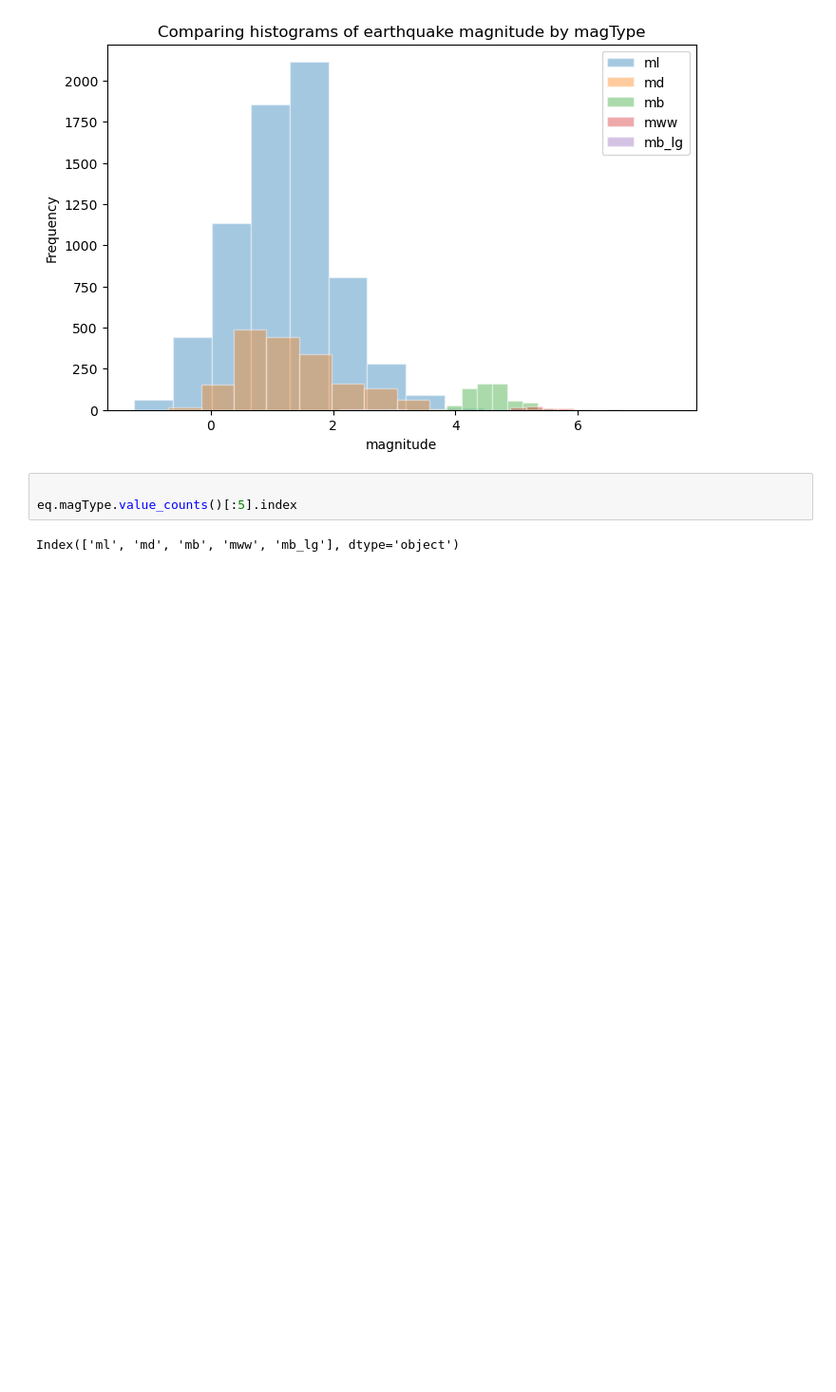
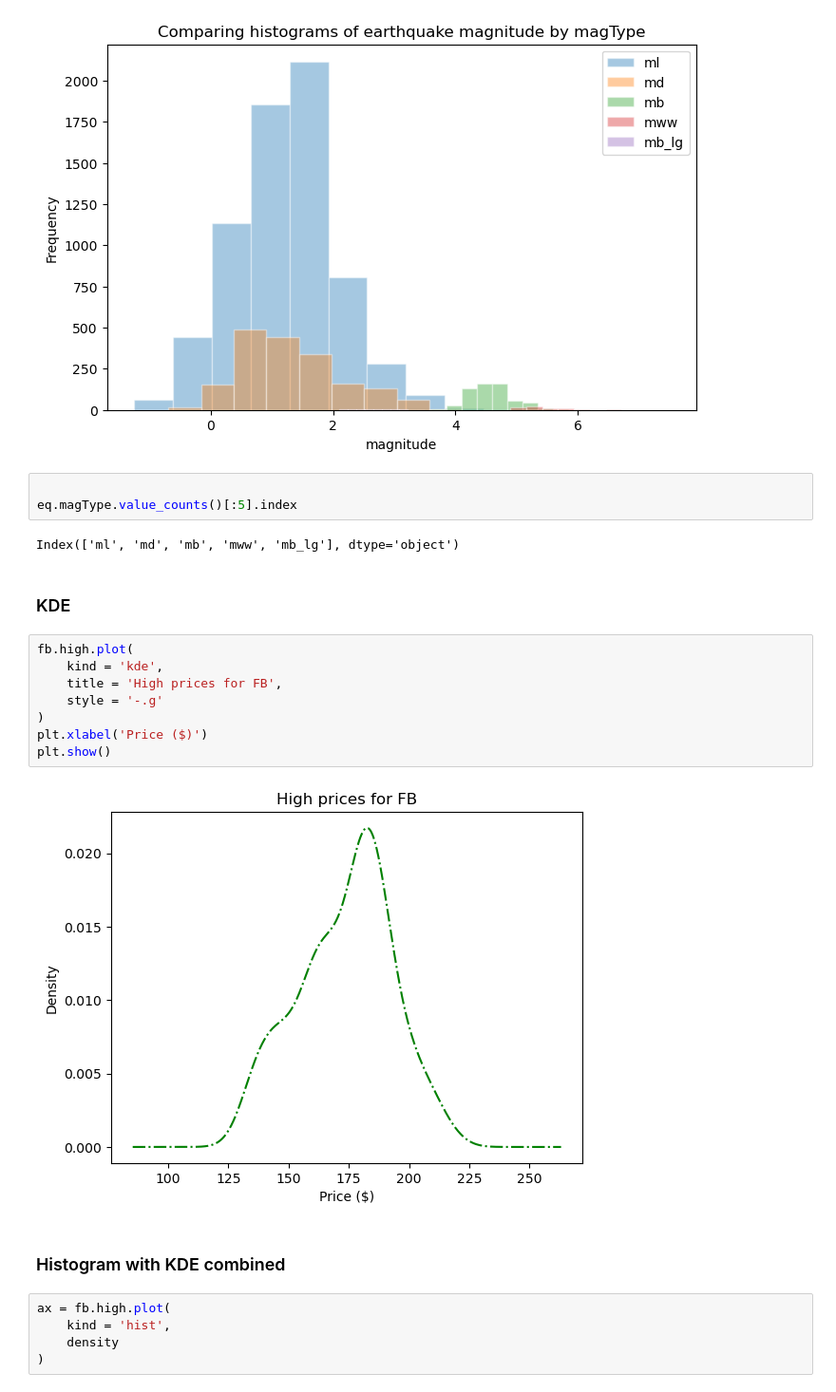
Before and after one commit to nadia-paz/ds-learning, a Jupyter notebook: data_analysis_pandas/12_pandas_viz_2.ipynb, the cells around one changed output. Shown at 95% size. Drawn from its saved outputs; the diff is of its cells as text; blank space fills up the shorter version.

```diff
--- a/data_analysis_pandas/12_pandas_viz_2.ipynb
+++ b/data_analysis_pandas/12_pandas_viz_2.ipynb
@@ -72,3 +72,22 @@ plt.show()
 eq.magType.value_counts()[:5].index
 # %% [output]
 Index(['ml', 'md', 'mb', 'mww', 'mb_lg'], dtype='object')
+# %% [markdown]
+### KDE
+# %%
+fb.high.plot(
+    kind = 'kde',
+    title = 'High prices for FB',
+    style = '-.g'
+)
+plt.xlabel('Price ($)')
+plt.show()
+# %% [output]
+[figure, added]
+# %% [markdown]
+### Histogram with KDE combined
+# %%
+ax = fb.high.plot(
+    kind = 'hist',
+    density
+)
```
